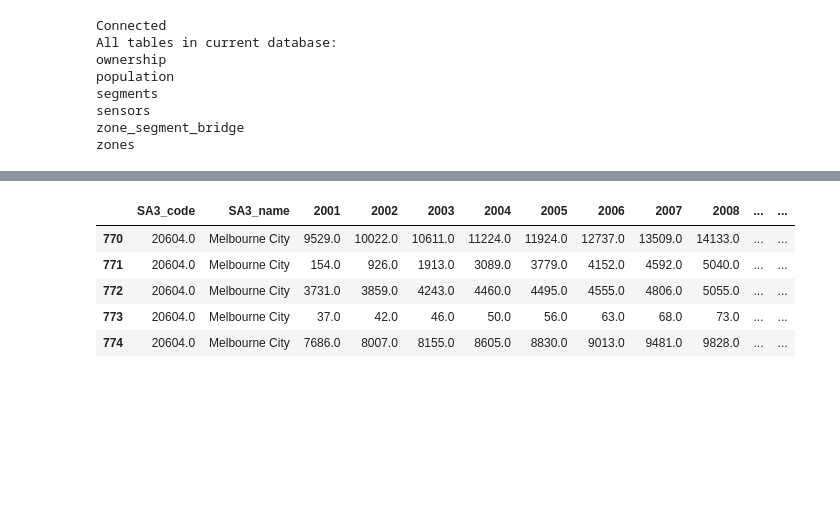
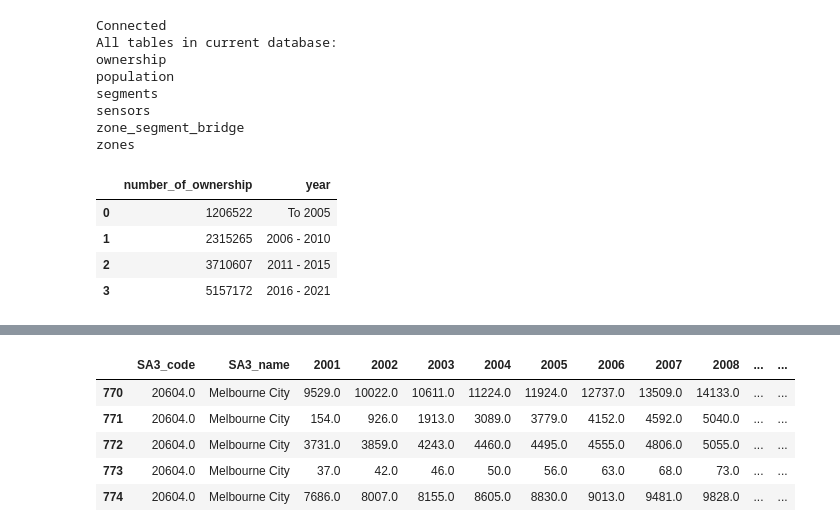
Before and after one commit to Flowisland/melb-cbd-parking, a Jupyter notebook: Notebooks/Data_Visualisation_Epic1.ipynb, the cells around one changed output, grey strips where cells are left out. Saved outputs shown, nothing was run; the diff lists cells and outputs as text; code cells hidden in the pictures; blank space fills up the shorter version.

```diff
--- a/Notebooks/Data_Visualisation_Epic1.ipynb
+++ b/Notebooks/Data_Visualisation_Epic1.ipynb
@@ -42,3 +42,11 @@ segments
 sensors
 zone_segment_bridge
 zones
+# %%
+owner_df.head()
+# %% [output]
+|  | number_of_ownership | year |
+| 0 | 1206522 | To 2005 |
+| 1 | 2315265 | 2006 - 2010 |
+| 2 | 3710607 | 2011 - 2015 |
+| 3 | 5157172 | 2016 - 2021 |
```
Also changed, not shown: parts of 5 cells of this notebook.
